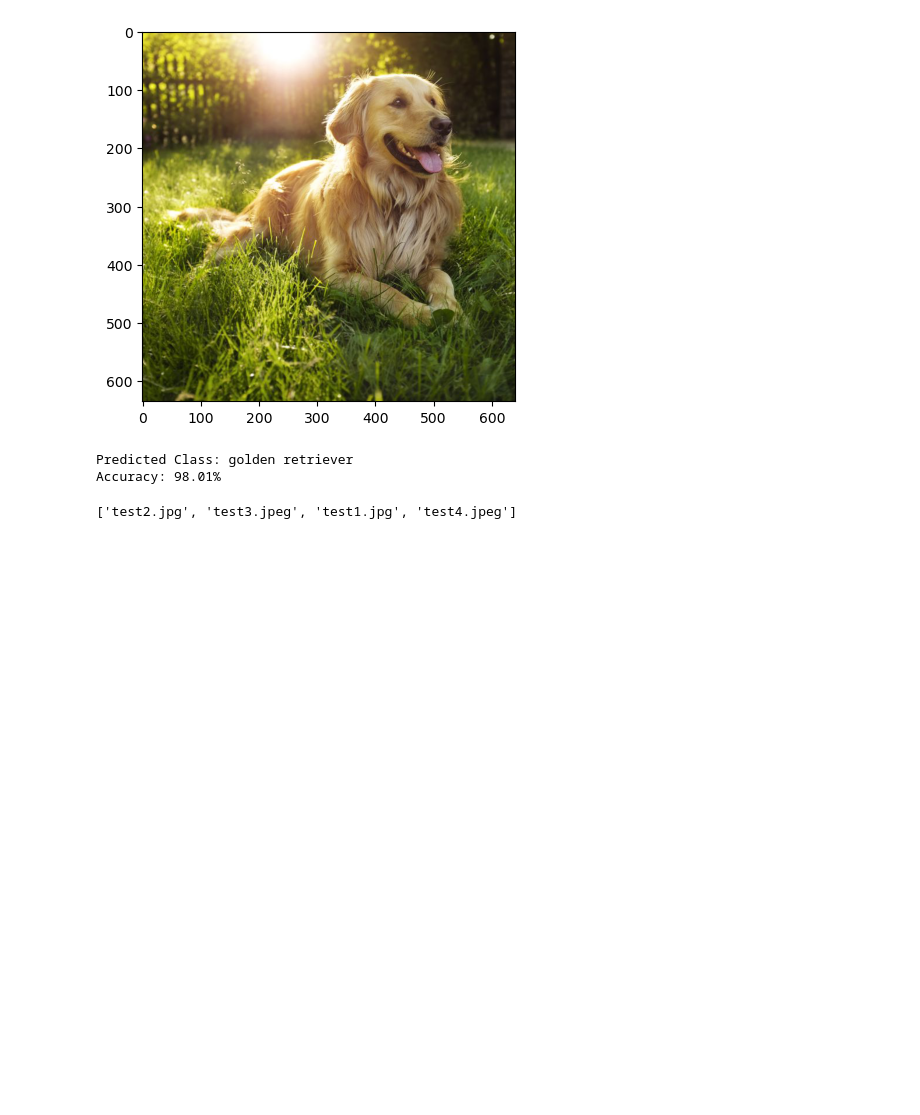
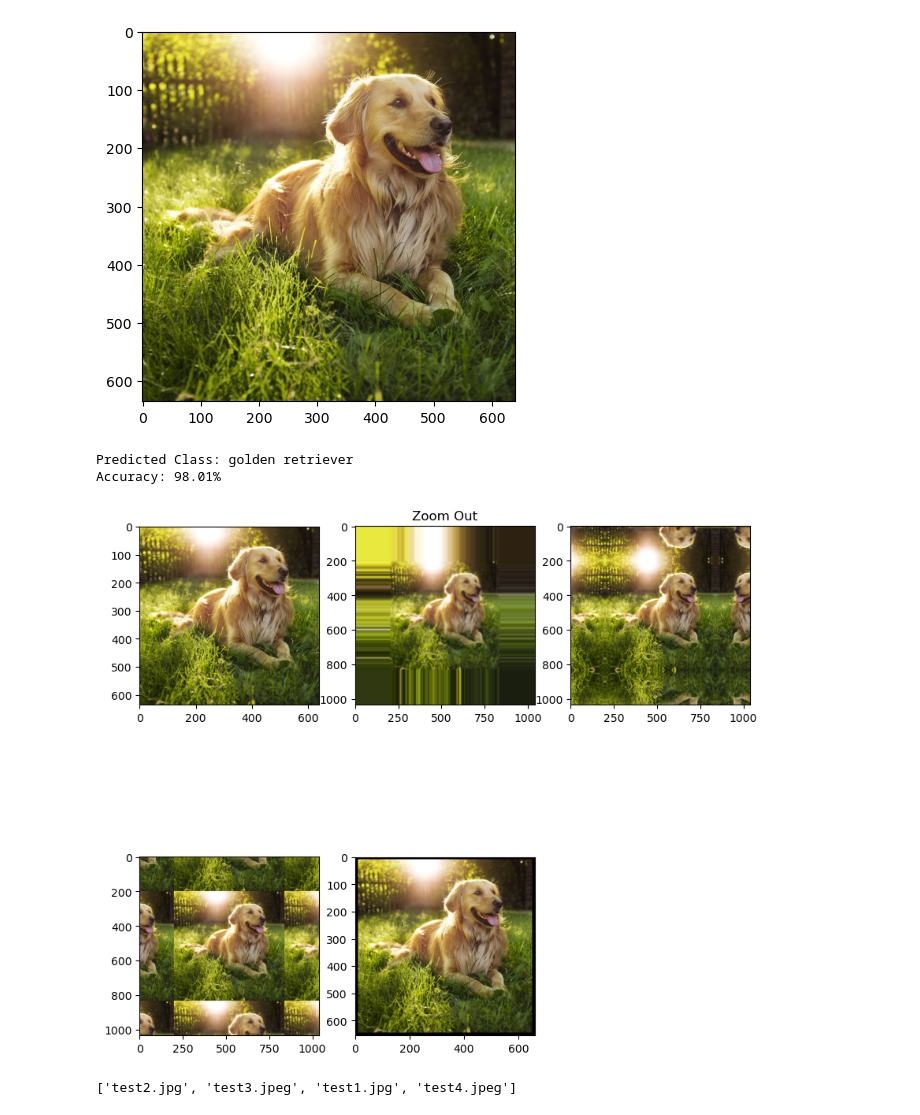
Before and after one commit to badrul1329/Deep-Learning, a Jupyter notebook: cnn-image-classification-using-resnet50.ipynb, the cells around one changed output. Cells and saved outputs as stored; diff of their text form; code cells hidden in the pictures; blank space fills up the shorter version.

```diff
--- a/cnn-image-classification-using-resnet50.ipynb
+++ b/cnn-image-classification-using-resnet50.ipynb
@@ -256,6 +272,32 @@ print("Predicted Class: {}\nAccuracy: {:.2f}%".format(classname.replace("_",' ')
 [figure]
 Predicted Class: golden retriever
 Accuracy: 98.01%
+# %%
+# Types of image Borders
+plt.figure(figsize=(10,10))
+plt.subplot(2,3,1)
+plt.imshow(photo)
+plt.subplot(2,3,2)
+# zoom out
+img1 = cv2.copyMakeBorder(photo,200,200,200,200,cv2.BORDER_REPLICATE)
+plt.imshow(img1,interpolation='bicubic')
+plt.title("Zoom Out")
+# Mirror
+plt.subplot(2,3,3)
+img2 = cv2.copyMakeBorder(photo,200,200,200,200,cv2.BORDER_REFLECT)
+plt.imshow(img2)
+
+plt.subplot(2,3,4)
+img3 = cv2.copyMakeBorder(photo,200,200,200,200,cv2.BORDER_WRAP)
+plt.imshow(img3)
+# solid border
+plt.subplot(2,3,5)
+img4 = cv2.copyMakeBorder(photo,10,10,10,10,cv2.BORDER_CONSTANT)
+plt.imshow(img4)
+
+plt.show()
+# %% [output]
+[figure, added]
 # %%
 # Function for image labeling
 
```
Also changed, not shown: parts of 7 cells of this notebook.
